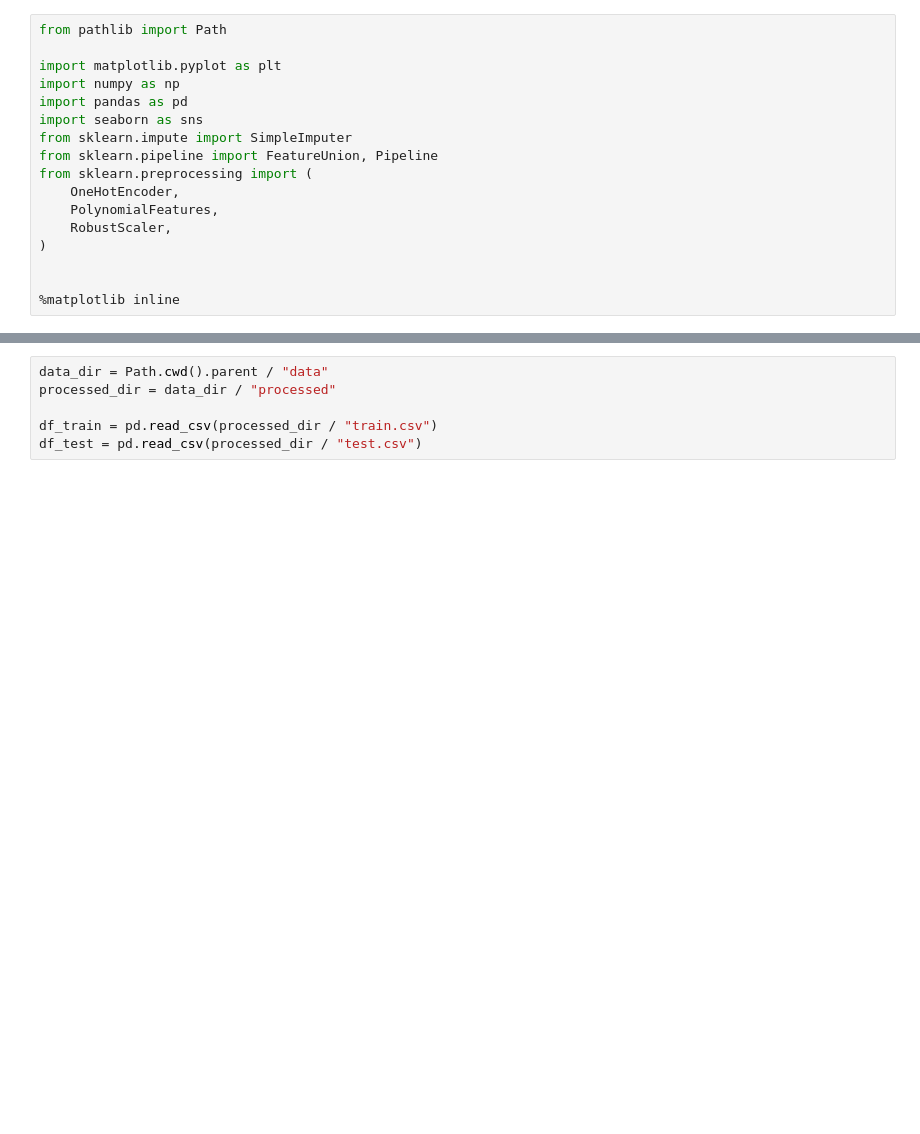
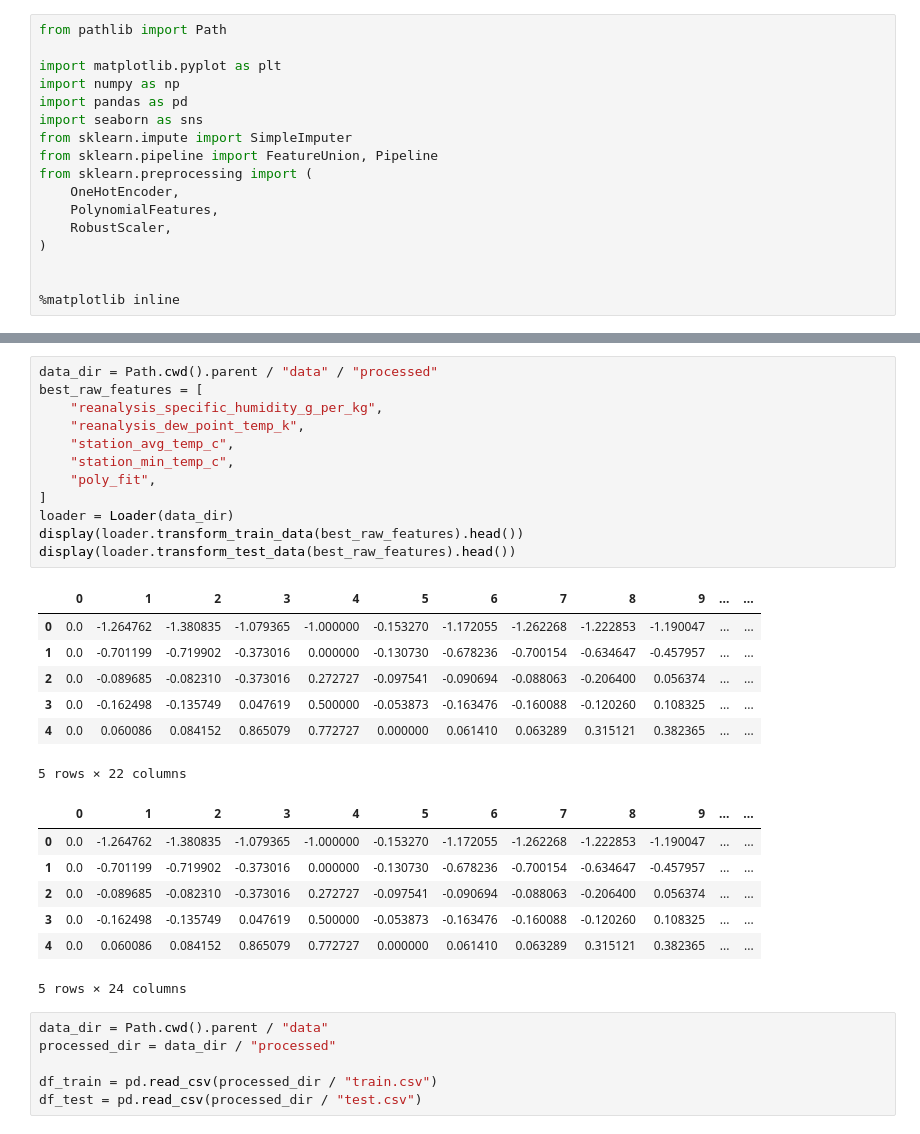
Before and after one commit to mammothb/DengAI, a Jupyter notebook: notebooks/feature_engineering.ipynb, the cells around one changed output, grey strips where cells are left out. Saved outputs shown, nothing was run; the diff lists cells and outputs as text; blank space fills up the shorter version.

```diff
--- a/notebooks/feature_engineering.ipynb
+++ b/notebooks/feature_engineering.ipynb
@@ -18,3 +119,30 @@ from sklearn.preprocessing import (
+# %%
+data_dir = Path.cwd().parent / "data" / "processed"
+best_raw_features = [
+    "reanalysis_specific_humidity_g_per_kg",
+    "reanalysis_dew_point_temp_k",
+    "station_avg_temp_c",
+    "station_min_temp_c",
+    "poly_fit",
+]
+loader = Loader(data_dir)
+display(loader.transform_train_data(best_raw_features).head())
+display(loader.transform_test_data(best_raw_features).head())
+# %% [output]
+|  | 0 | 1 | 2 | 3 | 4 | 5 | 6 | 7 | 8 | 9 | ... | ... |
+| 0 | 0.0 | -1.264762 | -1.380835 | -1.079365 | -1.000000 | -0.153270 | -1.172055 | -1.262268 | -1.222853 | -1.190047 | ... | ... |
+| 1 | 0.0 | -0.701199 | -0.719902 | -0.373016 | 0.000000 | -0.130730 | -0.678236 | -0.700154 | -0.634647 | -0.457957 | ... | ... |
+| 2 | 0.0 | -0.089685 | -0.082310 | -0.373016 | 0.272727 | -0.097541 | -0.090694 | -0.088063 | -0.206400 | 0.056374 | ... | ... |
+| 3 | 0.0 | -0.162498 | -0.135749 | 0.047619 | 0.500000 | -0.053873 | -0.163476 | -0.160088 | -0.120260 | 0.108325 | ... | ... |
+| 4 | 0.0 | 0.060086 | 0.084152 | 0.865079 | 0.772727 | 0.000000 | 0.061410 | 0.063289 | 0.315121 | 0.382365 | ... | ... |
+5 rows × 22 columns
+|  | 0 | 1 | 2 | 3 | 4 | 5 | 6 | 7 | 8 | 9 | ... | ... |
+| 0 | 0.0 | -1.264762 | -1.380835 | -1.079365 | -1.000000 | -0.153270 | -1.172055 | -1.262268 | -1.222853 | -1.190047 | ... | ... |
+| 1 | 0.0 | -0.701199 | -0.719902 | -0.373016 | 0.000000 | -0.130730 | -0.678236 | -0.700154 | -0.634647 | -0.457957 | ... | ... |
+| 2 | 0.0 | -0.089685 | -0.082310 | -0.373016 | 0.272727 | -0.097541 | -0.090694 | -0.088063 | -0.206400 | 0.056374 | ... | ... |
+| 3 | 0.0 | -0.162498 | -0.135749 | 0.047619 | 0.500000 | -0.053873 | -0.163476 | -0.160088 | -0.120260 | 0.108325 | ... | ... |
+| 4 | 0.0 | 0.060086 | 0.084152 | 0.865079 | 0.772727 | 0.000000 | 0.061410 | 0.063289 | 0.315121 | 0.382365 | ... | ... |
+5 rows × 24 columns
 # %%
 data_dir = Path.cwd().parent / "data"
 processed_dir = data_dir / "processed"
```
Also changed, not shown: parts of 1 cell of this notebook.
